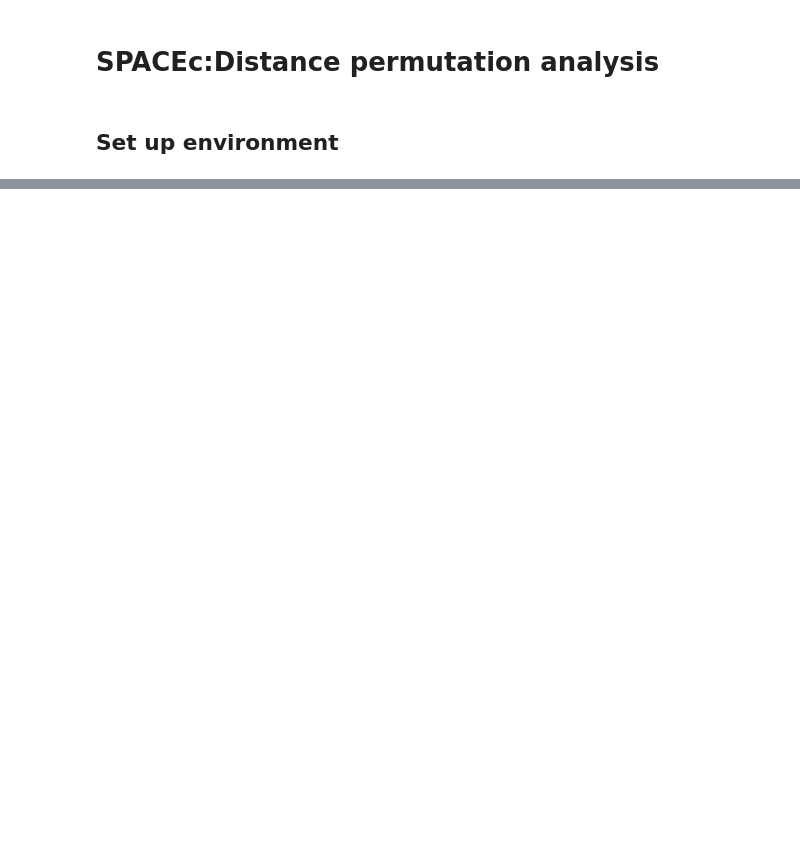
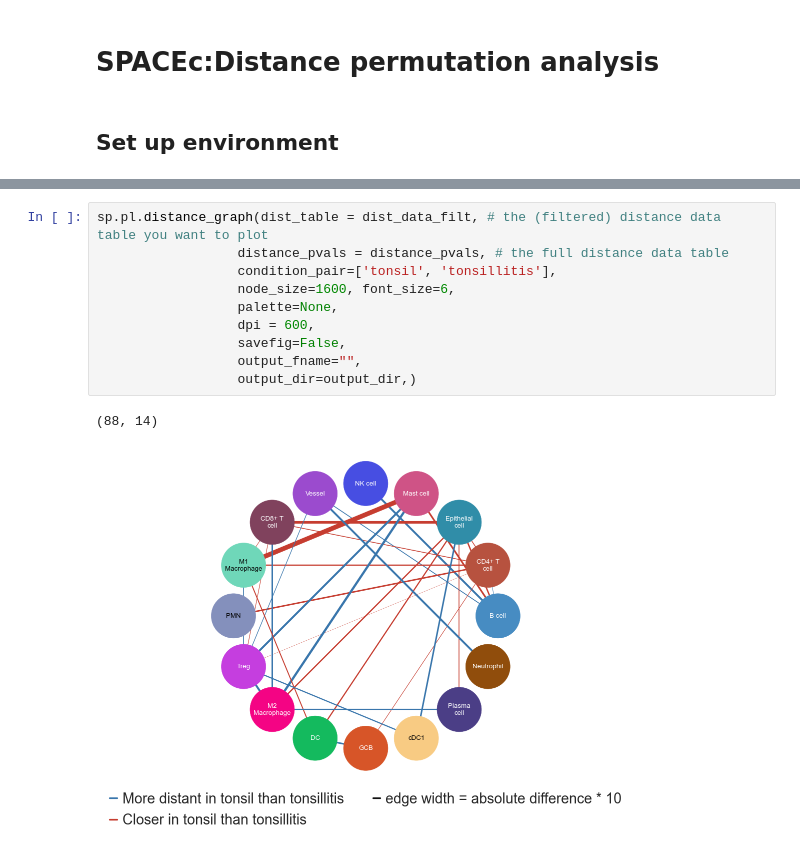
Before and after one commit to yuqiyuqitan/SPACEc, a Jupyter notebook: notebooks/5_distance_permutation_analysis.ipynb, the cells around one changed output, grey strips where cells are left out. Drawn from its saved outputs; the diff is of its cells as text; blank space fills up the shorter version.

```diff
--- a/notebooks/5_distance_permutation_analysis.ipynb
+++ b/notebooks/5_distance_permutation_analysis.ipynb
@@ -113,0 +146,13 @@ sp.pl.dumbbell(data = dist_table_filt, figsize=(10,10), colors = ['#DB444B', '#0
+# %%
+sp.pl.distance_graph(dist_table = dist_data_filt, # the (filtered) distance data table you want to plot
+                  distance_pvals = distance_pvals, # the full distance data table
+                  condition_pair=['tonsil', 'tonsillitis'],
+                  node_size=1600, font_size=6,
+                  palette=None,
+                  dpi = 600,
+                  savefig=False,
+                  output_fname="",
+                  output_dir=output_dir,)
+# %% [output]
+(88, 14)
+[figure, added]
```
Also changed, not shown: parts of 15 cells of this notebook, 2 other files.
